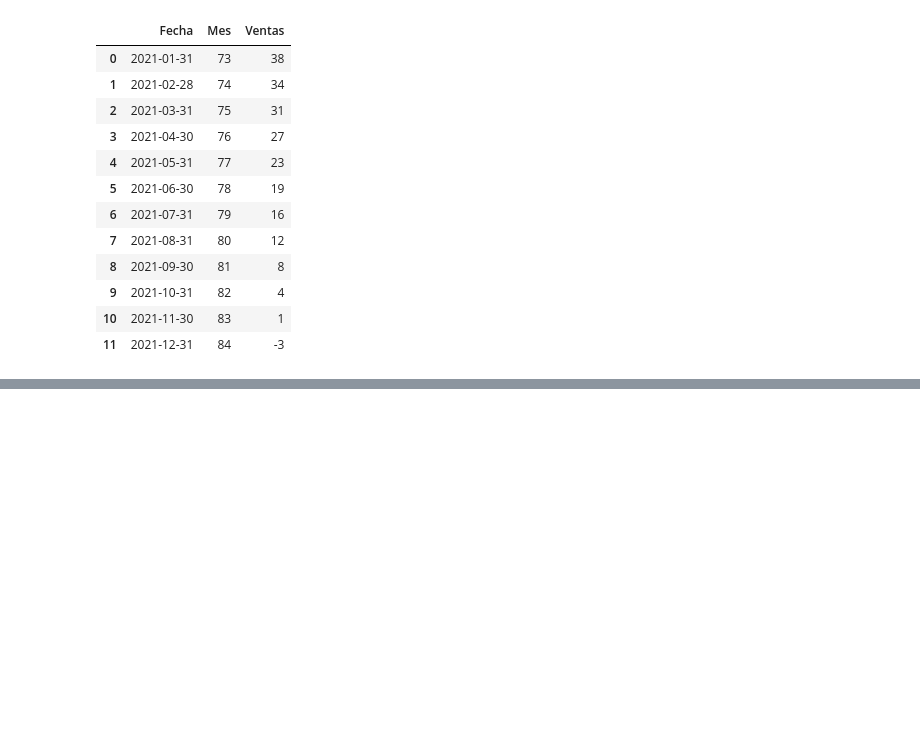
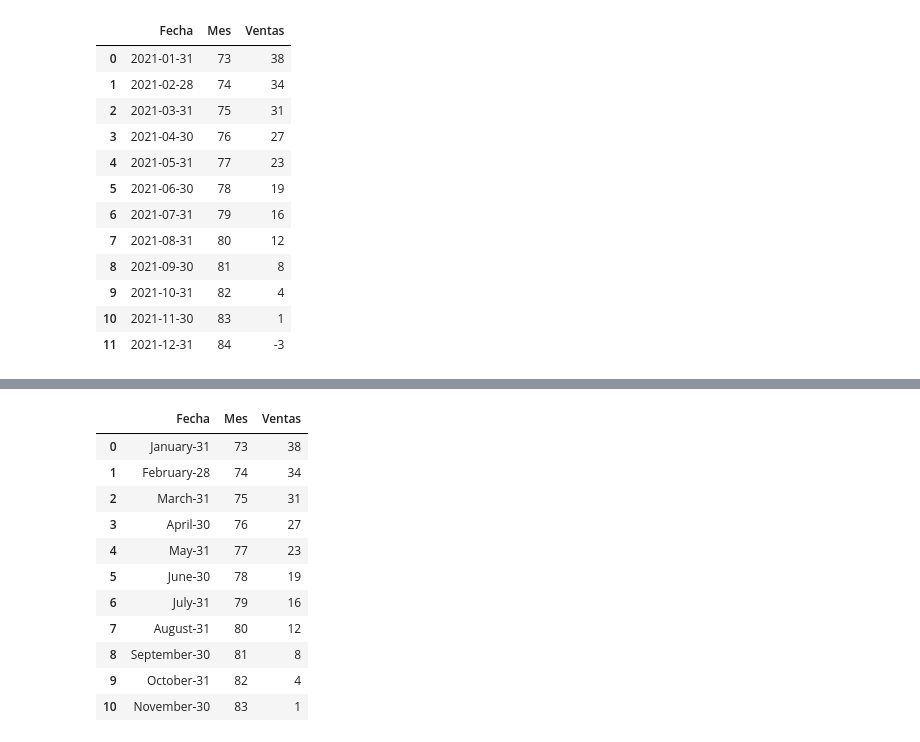
Before and after one commit to william100690/Insumos_Tecnologicos_SA, a Jupyter notebook: Objetivos/2_Objetivo_3.1_Modelo_predicción_normal.ipynb, the cells around one changed output, grey strips where cells are left out. Drawn from its saved outputs; the diff is of its cells as text; code cells hidden in the pictures; blank space fills up the shorter version.

```diff
--- a/Objetivos/2_Objetivo_3.1_Modelo_predicción_normal.ipynb
+++ b/Objetivos/2_Objetivo_3.1_Modelo_predicción_normal.ipynb
@@ -118,16 +119,16 @@ X_pred_online_2021
 | 11 | 75 |
 | 12 | 76 |
 # %%
-# Crear un data frame con los meses del año 2021
+# Crear un data frame con los meses del año
 indices = range(73, 85)
 
 # Crear la columna 'Mes'
 columna_mes = pd.Series(indices, name='Mes')
 
 # Crear el DataFrame
-X_pred_pres_2021 = pd.DataFrame(columna_mes)
+X_pred_pres = pd.DataFrame(columna_mes)
 
-X_pred_pres_2021
+X_pred_pres
 # %% [output]
 |  | Mes |
 | 0 | 73 |
@@ -150,10 +151,10 @@ y_pred_online_2021
 # %% [output]
 array([390, 395, 400, 405, 410, 414, 419, 424, 429, 434, 439, 444, 449])
 # %%
-#predecir la cantidad de ventas para el año 2021
-y_pred_pres_2021 = model_pres.predict(X_pred_pres_2021)
-y_pred_pres_2021 = np.round(y_pred_pres_2021).astype(int)
-y_pred_pres_2021
+#predecir la cantidad de ventas para el año
+y_pred_pres = model_pres.predict(X_pred_pres)
+y_pred_pres = np.round(y_pred_pres).astype(int)
+y_pred_pres
 # %% [output]
 array([38, 34, 31, 27, 23, 19, 16, 12,  8,  4,  1, -3])
 # %%
@@ -194,17 +195,17 @@ vts_online_2021
 fecha_inicio = pd.Timestamp('2021-01-31')
 fecha_fin = pd.Timestamp('2021-12-31')
 fechas = pd.date_range(start=fecha_inicio, end=fecha_fin, freq='M')
-vts_pres_2021 = pd.DataFrame({'Fecha': fechas})
+vts_pres = pd.DataFrame({'Fecha': fechas})
 
 #Crear la segunda columna 'Mes'
 mes = np.arange(73, 85)
-vts_pres_2021['Mes'] = mes
+vts_pres['Mes'] = mes
 
 #Crear la tercera columna 'Ventas'
-ventas = y_pred_pres_2021
-vts_pres_2021['Ventas'] = ventas
+ventas = y_pred_pres
+vts_pres['Ventas'] = ventas
 
-vts_pres_2021
+vts_pres
 # %% [output]
 |  | Fecha | Mes | Ventas |
 | 0 | 2021-01-31 | 73 | 38 |
@@ -265,2 +252,29 @@ vts_pres_2021
+# %%
+# Eliminar la última fila ya que es un valor negativo
+vts_pres = vts_pres.drop(vts_pres.index[11])
+
+# Reindexar el DataFrame
+vts_pres = vts_pres.reset_index(drop=True)
+
+# Convertir los valores numéricos del mes a palabras en la columna "Fecha"
+vts_pres['Fecha'] = pd.to_datetime(vts_pres['Fecha']).dt.strftime('%Y-%B-%d')
+
+# Eliminar el año de la columna Fecha
+vts_pres['Fecha'] = pd.to_datetime(vts_pres['Fecha']).dt.strftime('%B-%d')
+
+vts_pres
+# %% [output]
+|  | Fecha | Mes | Ventas |
+| 0 | January-31 | 73 | 38 |
+| 1 | February-28 | 74 | 34 |
+| 2 | March-31 | 75 | 31 |
+| 3 | April-30 | 76 | 27 |
+| 4 | May-31 | 77 | 23 |
+| 5 | June-30 | 78 | 19 |
+| 6 | July-31 | 79 | 16 |
+| 7 | August-31 | 80 | 12 |
+| 8 | September-30 | 81 | 8 |
+| 9 | October-31 | 82 | 4 |
+| 10 | November-30 | 83 | 1 |
 # %%
 #guardar los data frames en archivo csv
```
Also changed, not shown: parts of 10 cells of this notebook, 2 other files.
